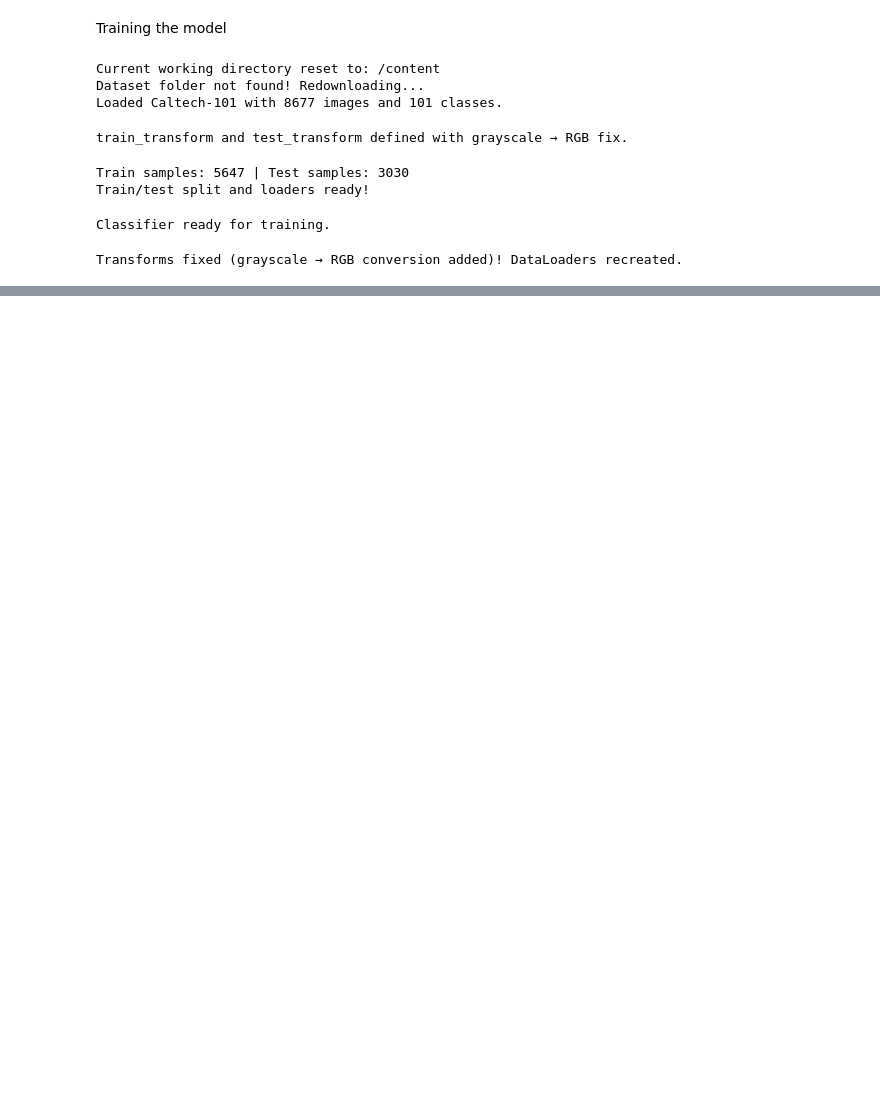
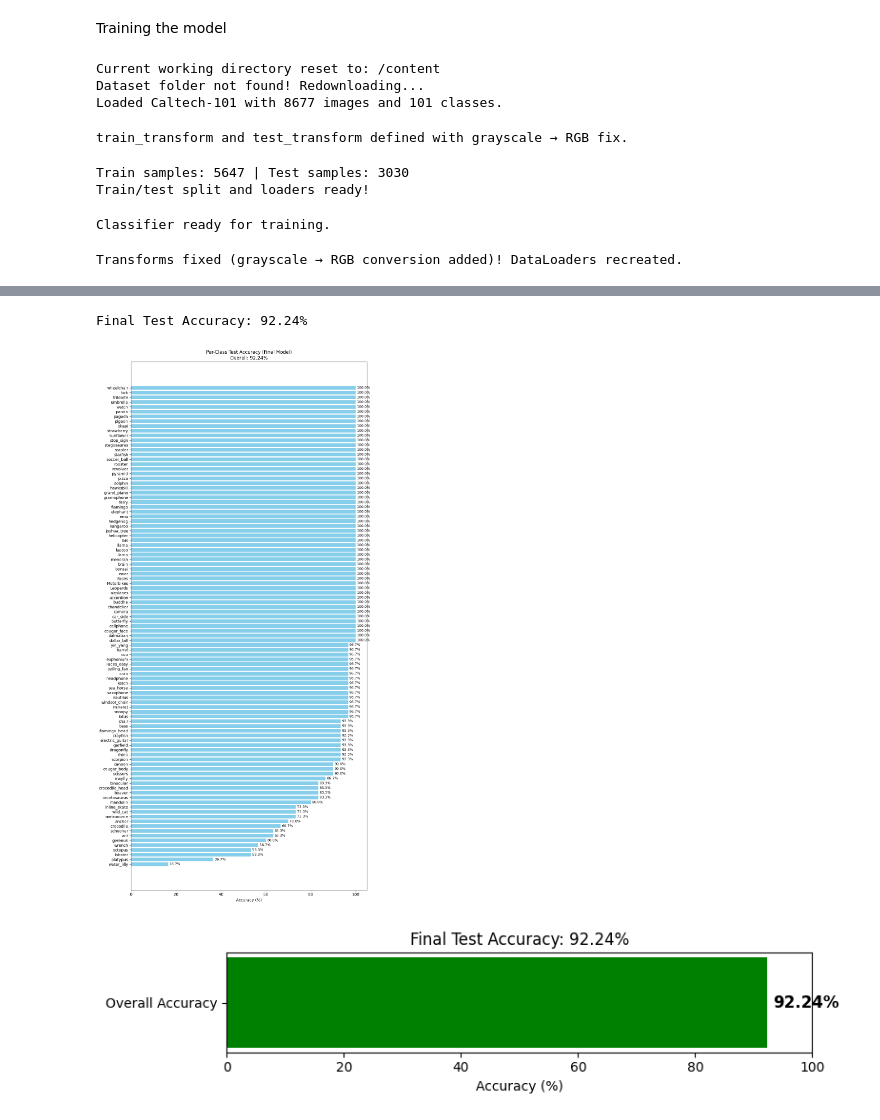
Before and after one commit to Nathan00yiu/CLIP_Zero_shot_classification_2025_FYP, a Jupyter notebook: train/clipzeroshot_celtech101_vitb_training.ipynb, the cells around one changed output, grey strips where cells are left out. Saved outputs shown, nothing was run; the diff lists cells and outputs as text; code cells hidden in the pictures; blank space fills up the shorter version.

```diff
--- a/train/clipzeroshot_celtech101_vitb_training.ipynb
+++ b/train/clipzeroshot_celtech101_vitb_training.ipynb
@@ -466,0 +534,17 @@ Epoch 6 | Train loss: 0.3329
+# %%
+# Test the newly trained model (best_linear_probe_resumed.pth or your latest checkpoint)
+
+import torch
+import numpy as np
+import matplotlib.pyplot as plt
+from tqdm.auto import tqdm
+from sklearn.metrics import classification_report, confusion_matrix, accuracy_score
+import seaborn as sns
+
+# --- Load the trained weights ---
+# Change this to your latest checkpoint filename
+checkpoint_path = '/content/best_linear_probe_resumed.pth'  # or 'best_linear_probe.pth' if you didn't resume
+
+classifier_model.load_state_dict(torch.load(checkpoint_path))
+classifier_model.eval()  # Set to evaluation mode
+print(f"Model weights loaded from: {checkpoint_path}")
@@ -466,0 +553,62 @@ Epoch 6 | Train loss: 0.3329
+# %%
+# --- Full evaluation on the test set ---
+
+y_true = []
+y_pred = []
+
+with torch.no_grad():
+    for images, labels in tqdm(test_loader, desc="Testing"):
+        images = images.to(device)
+        labels = labels.cpu().numpy()
+
+        logits = classifier_model(images)
+        preds = logits.argmax(dim=1).cpu().numpy()
+
+        y_true.extend(labels)
+        y_pred.extend(preds)
+
+# Overall accuracy
+overall_acc = accuracy_score(y_true, y_pred)
+print(f"\nFinal Test Accuracy: {overall_acc * 100:.2f}%")
+
+# Per-class accuracy
+per_class_correct = np.bincount(y_true, weights=(np.array(y_true) == np.array(y_pred)), minlength=num_classes)
+per_class_total = np.bincount(y_true, minlength=num_classes)
+per_class_acc = per_class_correct / per_class_total
+per_class_acc_percentage = per_class_acc * 100
+
+# Sort for nice plotting
+sorted_idx = np.argsort(per_class_acc_percentage)[::-1]
+sorted_classes = [class_names[i] for i in sorted_idx]
+sorted_acc = per_class_acc_percentage[sorted_idx]
+
+# Plot per-class accuracy
+plt.figure(figsize=(10, 20))
+bars = plt.barh(sorted_classes, sorted_acc, color='skyblue')
+plt.xlabel('Accuracy (%)')
+plt.title(f'Per-Class Test Accuracy (Final Model)\nOverall: {overall_acc * 100:.2f}%')
+plt.gca().invert_yaxis()
+
+# Add labels on bars
+for bar in bars:
+    width = bar.get_width()
+    plt.text(width + 0.5, bar.get_y() + bar.get_height()/2,
+             f'{width:.1f}%', va='center', ha='left', fontsize=9)
+
+plt.tight_layout()
+plt.show()
+
+# Overall accuracy gauge
+plt.figure(figsize=(8, 2))
+plt.barh(['Overall Accuracy'], [overall_acc * 100], color='green')
+plt.xlim(0, 100)
+plt.xlabel('Accuracy (%)')
+plt.title(f'Final Test Accuracy: {overall_acc * 100:.2f}%')
+plt.text(overall_acc * 100 + 1, 0, f'{overall_acc * 100:.2f}%',
+         va='center', ha='left', fontsize=12, fontweight='bold')
+plt.tight_layout()
+plt.show()
+# %% [output]
+Final Test Accuracy: 92.24%
+[figure, added]
+[figure, added]
```
Also changed, not shown: parts of 5 cells of this notebook.
